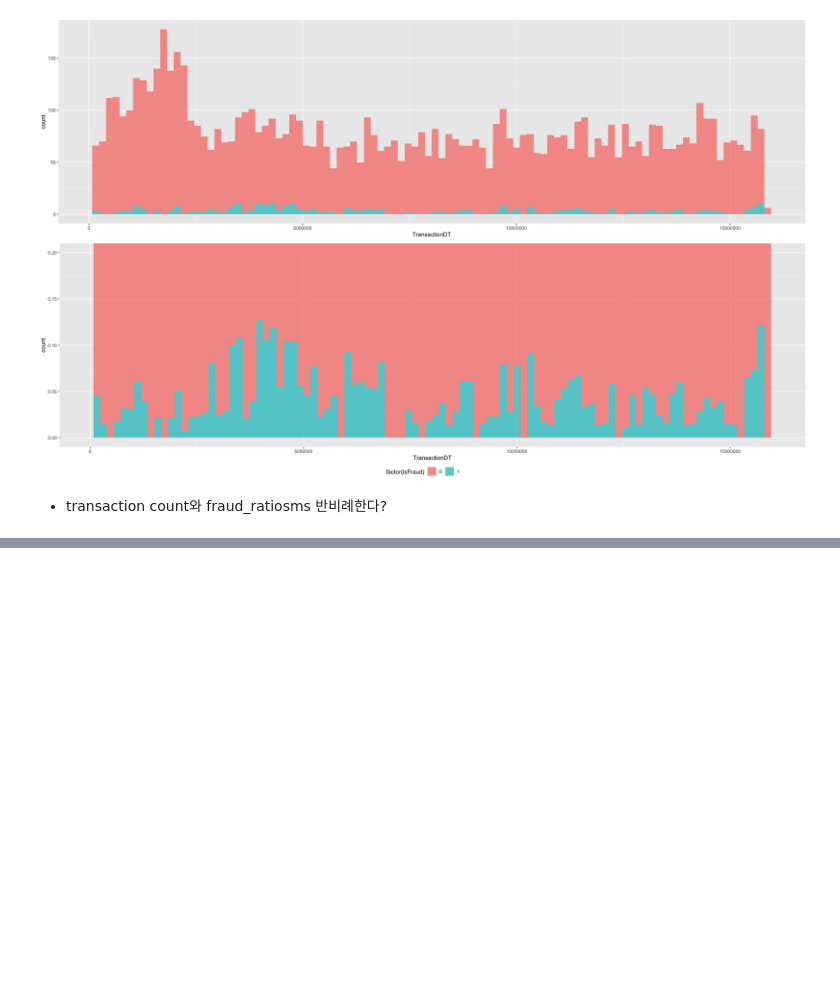
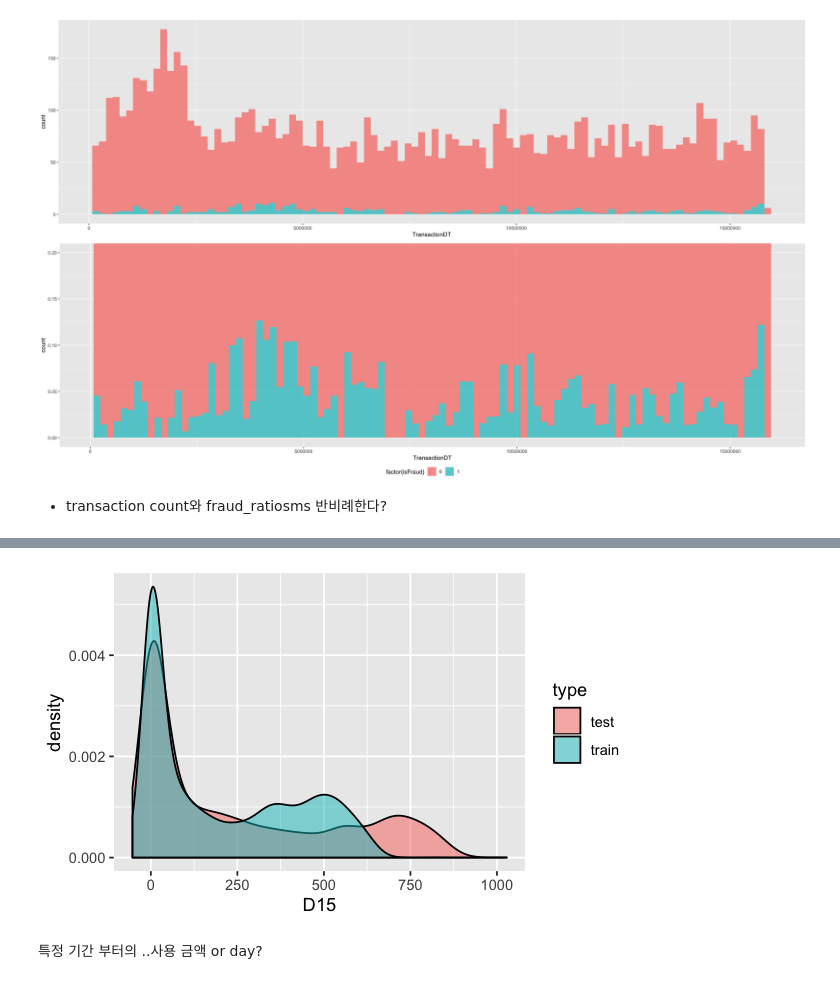
Before and after one commit to seonghun91/IEEE-Fraud-Detection, a Jupyter notebook: 1. Exploratory Data Analysis/201_ card1_versus_timeseries.ipynb, the cells around one changed output, grey strips where cells are left out. Cells and saved outputs as stored; diff of their text form; code cells hidden in the pictures; blank space fills up the shorter version.

```diff
--- a/1. Exploratory Data Analysis/201. card1_versus_timeseries.ipynb
+++ b/1. Exploratory Data Analysis/201_ card1_versus_timeseries.ipynb
@@ -141,3 +141,9 @@ card1 :   15066
 [figure]
 # %% [markdown]
 - transaction count와 fraud_ratiosms 반비례한다?
+# %%
+tr$day <- round(tr$TransactionDT / 60 / 60 / 24, 0)
+te$day <- round(te$TransactionDT / 60 / 60 / 24, 0)
+# %%
+te$isFraud  <-  -1
+tt <- rbind(tr, te)
@@ -143,0 +166,7 @@ card1 :   15066
+# %%
+tt$type <- ifelse(tt$isFraud == -1, "test","train")
+# %%
+ex  <- tt[card1 == 9500]
+
+ggplot(ex, aes(D15, fill = type)) + geom_density(alpha = 0.5)
+# %% [output]
@@ -143,0 +175,3 @@ card1 :   15066
+[figure, added]
+# %% [markdown]
+특정 기간 부터의 ..사용 금액 or day?
```
Also changed, not shown: parts of 7 cells of this notebook, 6 other files.
